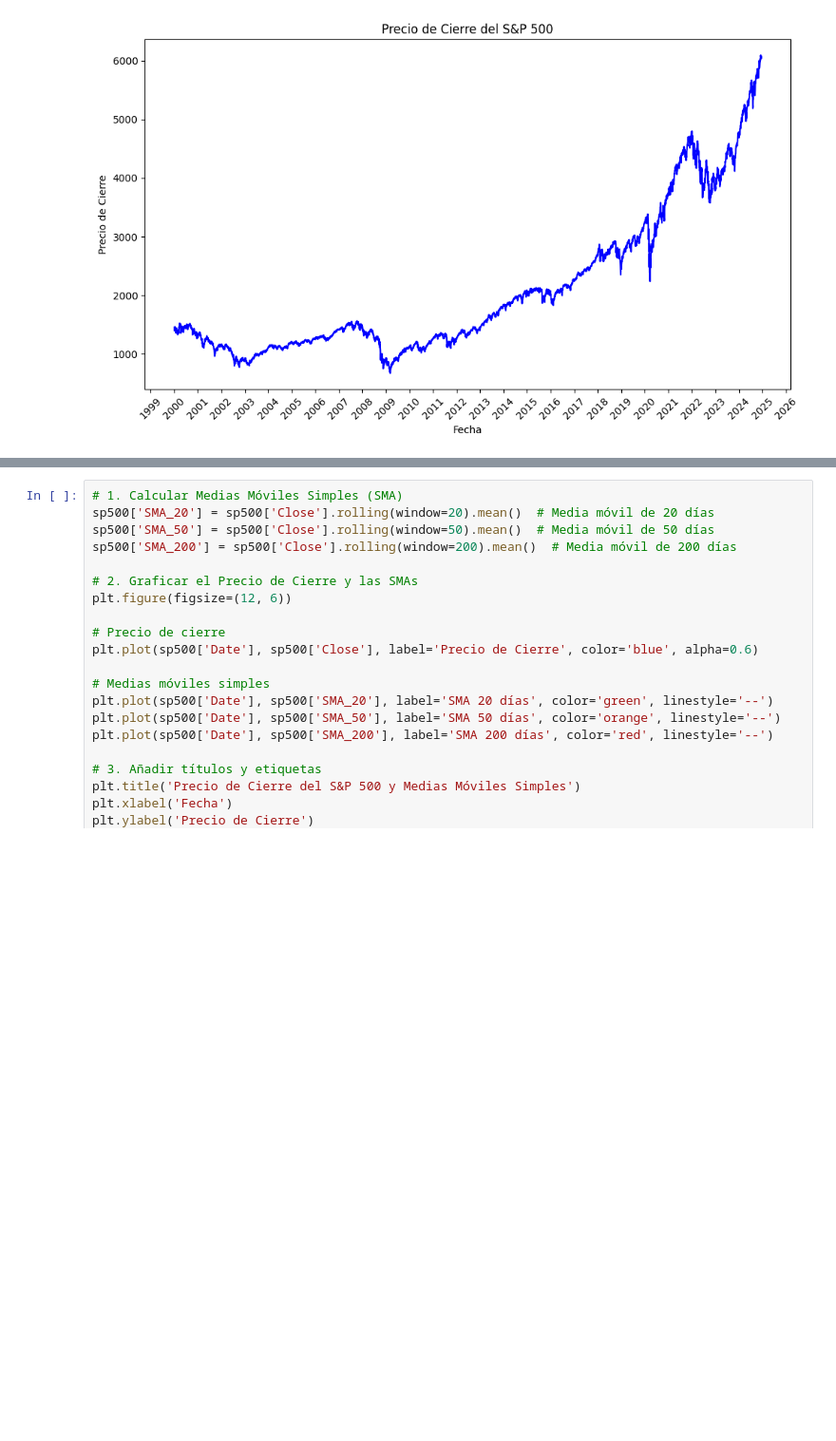
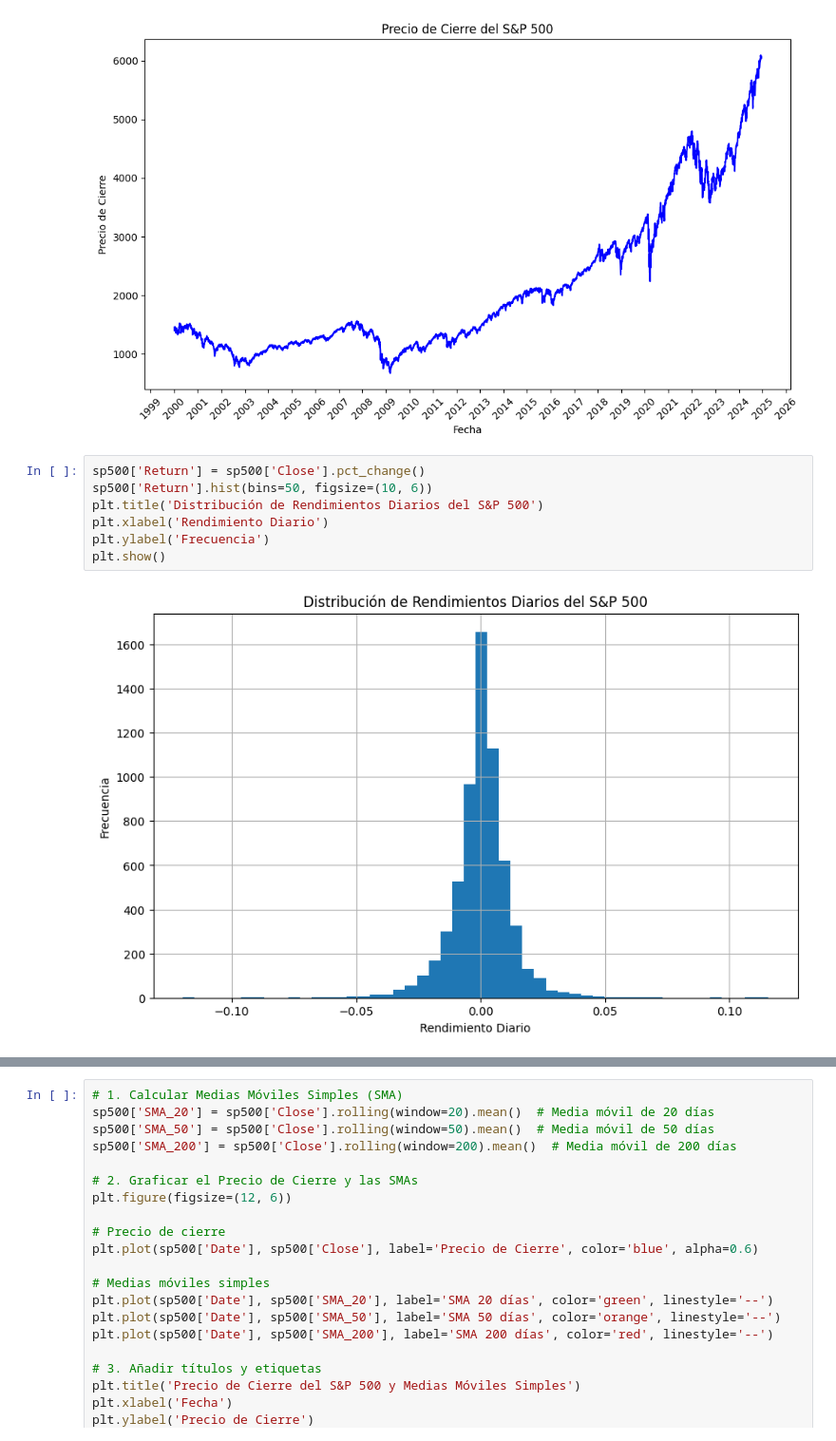
Before and after one commit to Rommel-DS/EDA_S-P500, a Jupyter notebook: src/notebooks/Notebook_pruebas.ipynb, the cells around one changed output, grey strips where cells are left out. Shown at 95% size. Cells and saved outputs as stored; diff of their text form; blank space fills up the shorter version.

```diff
--- a/src/notebooks/Notebook_pruebas.ipynb
+++ b/src/notebooks/Notebook_pruebas.ipynb
@@ -111,3 +111,12 @@ plt.tight_layout()
 plt.show()
 # %% [output]
 [figure]
+# %%
+sp500['Return'] = sp500['Close'].pct_change()
+sp500['Return'].hist(bins=50, figsize=(10, 6))
+plt.title('Distribución de Rendimientos Diarios del S&P 500')
+plt.xlabel('Rendimiento Diario')
+plt.ylabel('Frecuencia')
+plt.show()
+# %% [output]
+[figure, added]
```
Also changed, not shown: parts of 8 cells of this notebook.
